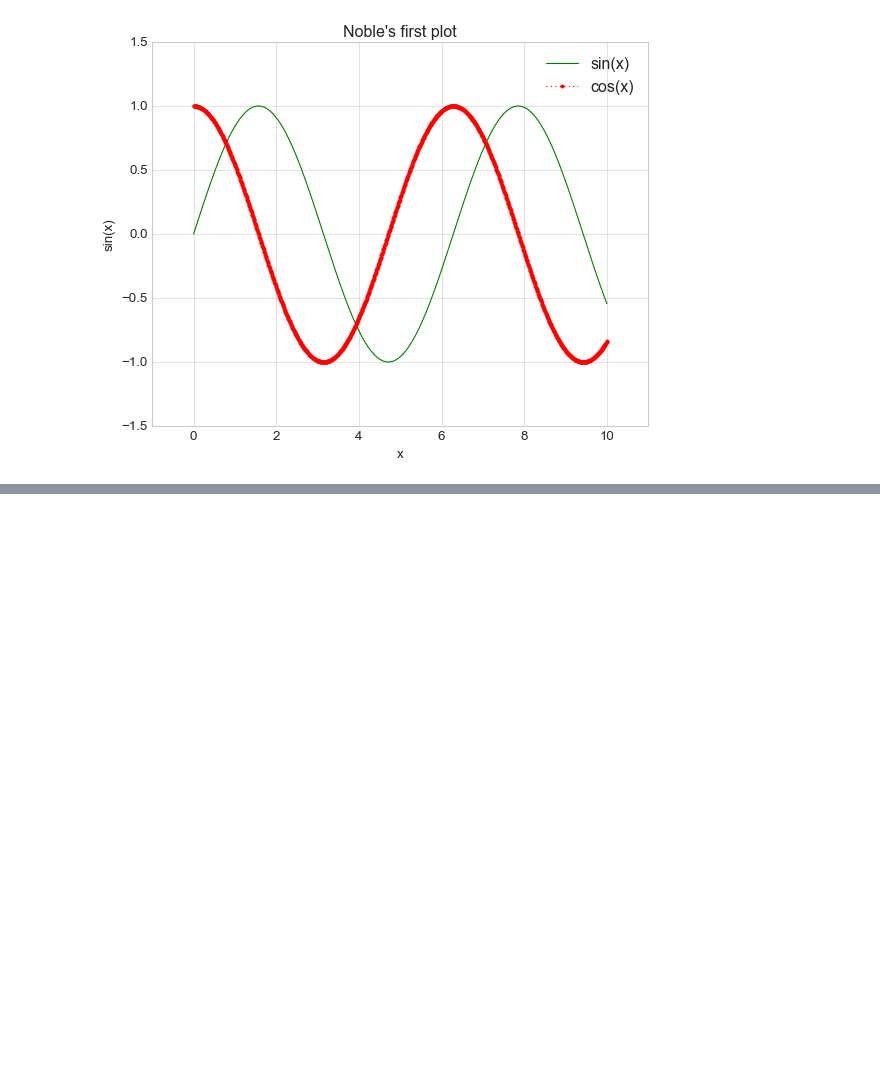
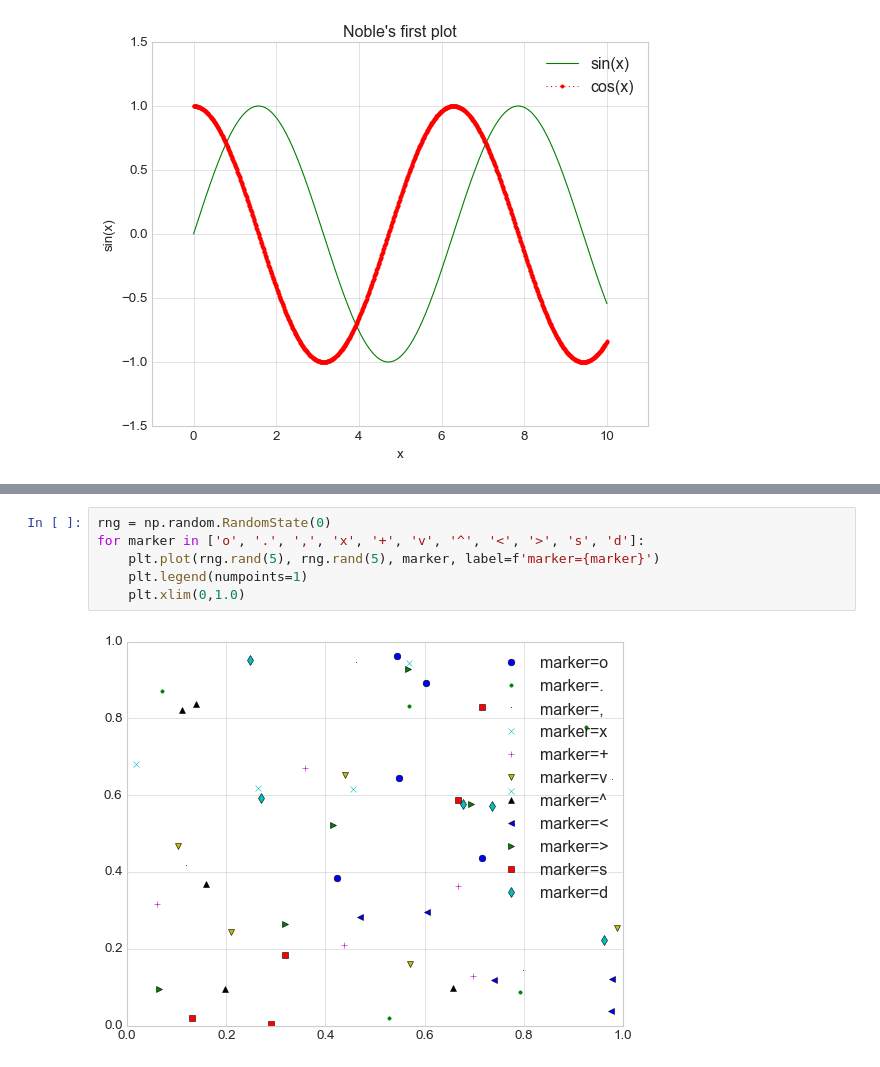
Before and after one commit to Mnoble-19/DataScienceHandBook, a Jupyter notebook: Chapter 4/Visualisations with matplotlib.ipynb, the cells around one changed output, grey strips where cells are left out. Saved outputs shown, nothing was run; the diff lists cells and outputs as text; blank space fills up the shorter version.

```diff
--- a/Chapter 4/Visualisations with matplotlib.ipynb
+++ b/Chapter 4/Visualisations with matplotlib.ipynb
@@ -94,0 +105,8 @@ plt.legend()
+# %%
+rng = np.random.RandomState(0)
+for marker in ['o', '.', ',', 'x', '+', 'v', '^', '<', '>', 's', 'd']:
+    plt.plot(rng.rand(5), rng.rand(5), marker, label=f'marker={marker}')
+    plt.legend(numpoints=1)
+    plt.xlim(0,1.0)
+# %% [output]
+[figure, added]
```
Also changed, not shown: parts of 6 cells of this notebook.
